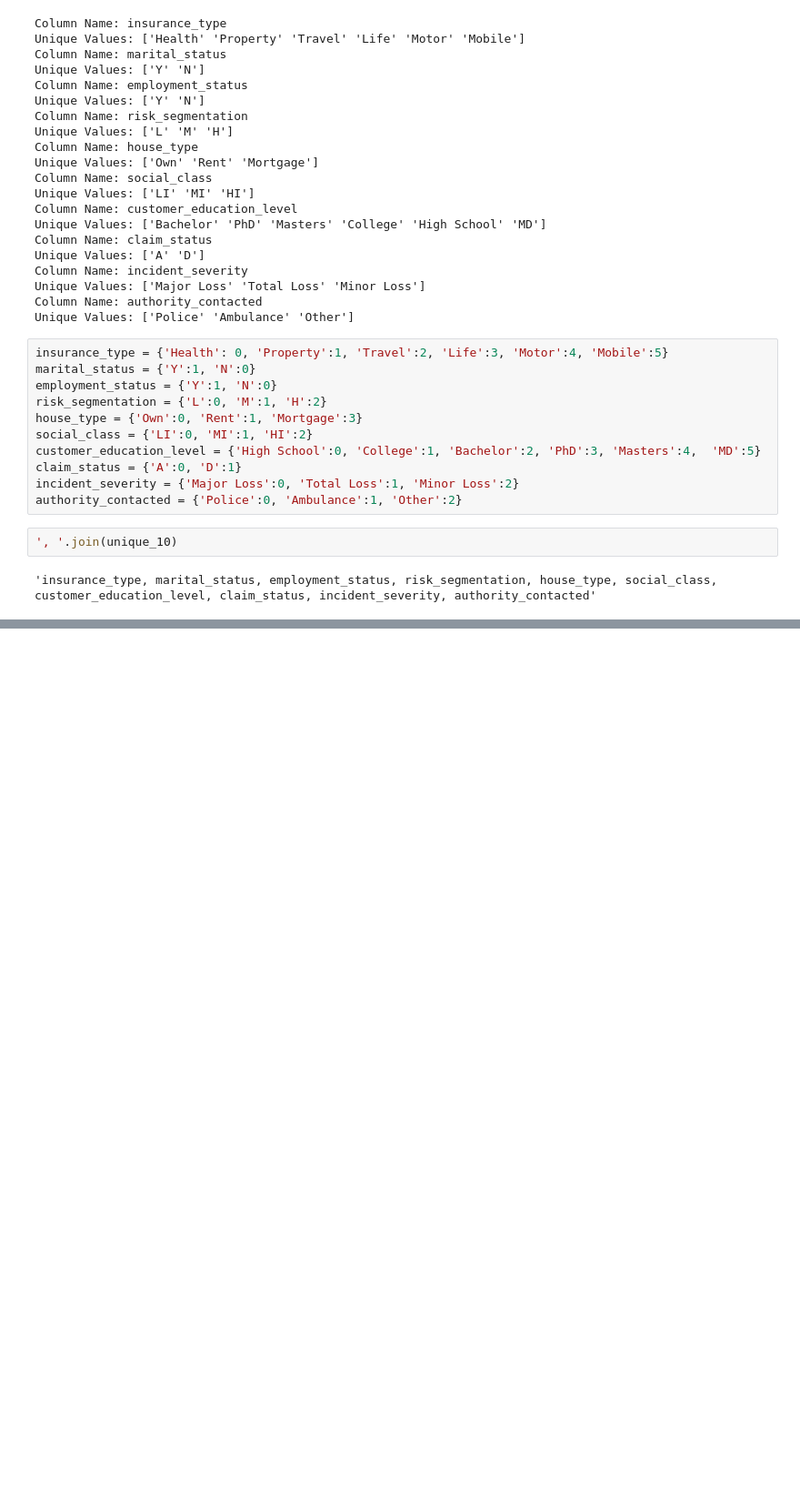
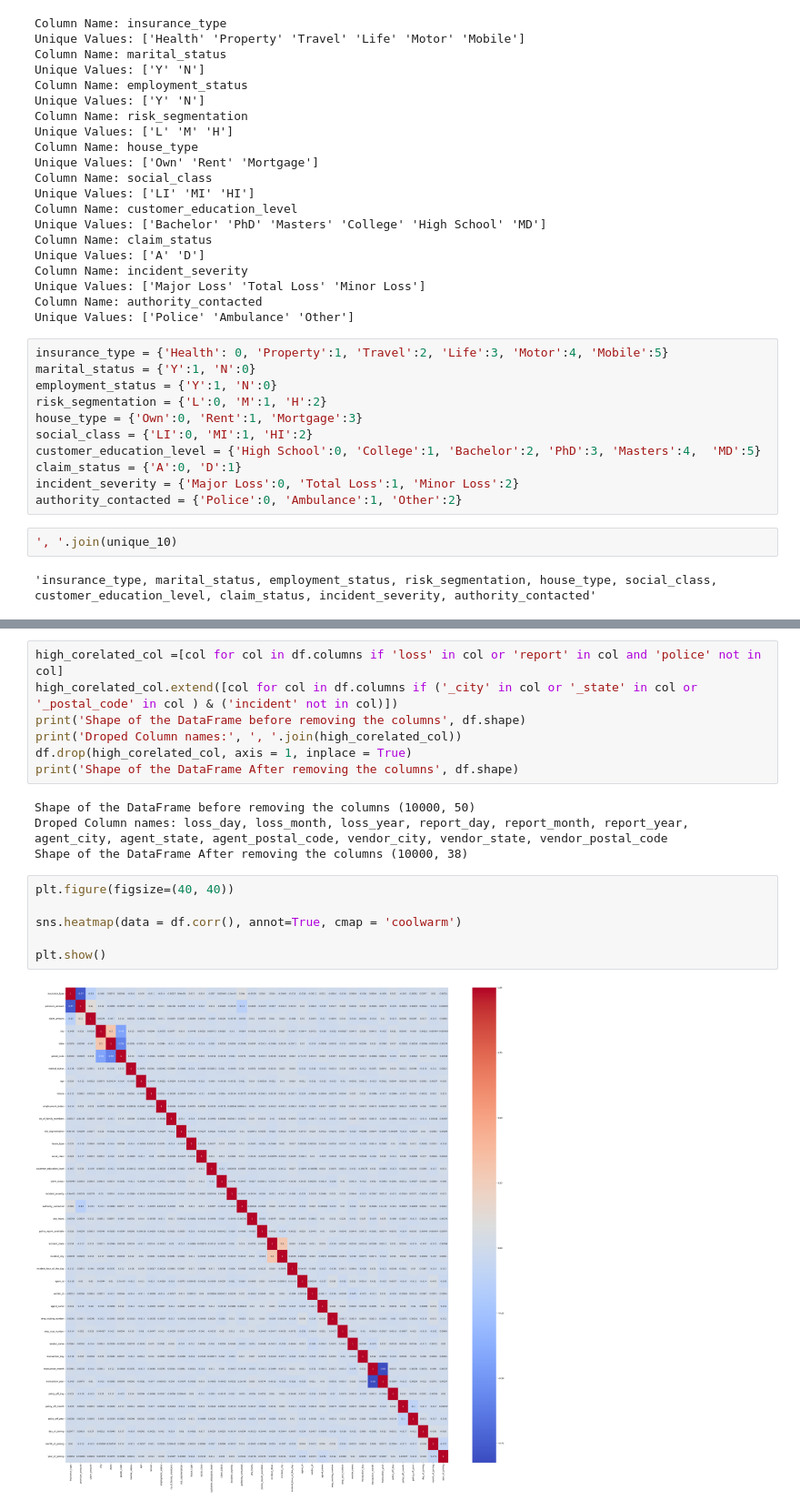
Before and after one commit to Prakash-Kani/Insurance-Claims-Fraud-Detection, a Jupyter notebook: modelling.ipynb, the cells around one changed output, grey strips where cells are left out. Shown at 91% size. Saved outputs shown, nothing was run; the diff lists cells and outputs as text; blank space fills up the shorter version.

```diff
--- a/modelling.ipynb
+++ b/modelling.ipynb
@@ -210,0 +267,19 @@ AttributeError: 'numpy.ndarray' object has no attribute 'sort_value'
+# %%
+high_corelated_col =[col for col in df.columns if 'loss' in col or 'report' in col and 'police' not in col]
+high_corelated_col.extend([col for col in df.columns if ('_city' in col or '_state' in col or '_postal_code' in col ) & ('incident' not in col)])
+print('Shape of the DataFrame before removing the columns', df.shape)
+print('Droped Column names:', ', '.join(high_corelated_col))
+df.drop(high_corelated_col, axis = 1, inplace = True)
+print('Shape of the DataFrame After removing the columns', df.shape)
+# %% [output]
+Shape of the DataFrame before removing the columns (10000, 50)
+Droped Column names: loss_day, loss_month, loss_year, report_day, report_month, report_year, agent_city, agent_state, agent_postal_code, vendor_city, vendor_state, vendor_postal_code
+Shape of the DataFrame After removing the columns (10000, 38)
+# %%
+plt.figure(figsize=(40, 40))
+
+sns.heatmap(data = df.corr(), annot=True, cmap = 'coolwarm')
+
+plt.show()
+# %% [output]
+[figure, added]
```
Also changed, not shown: parts of 10 cells of this notebook.
